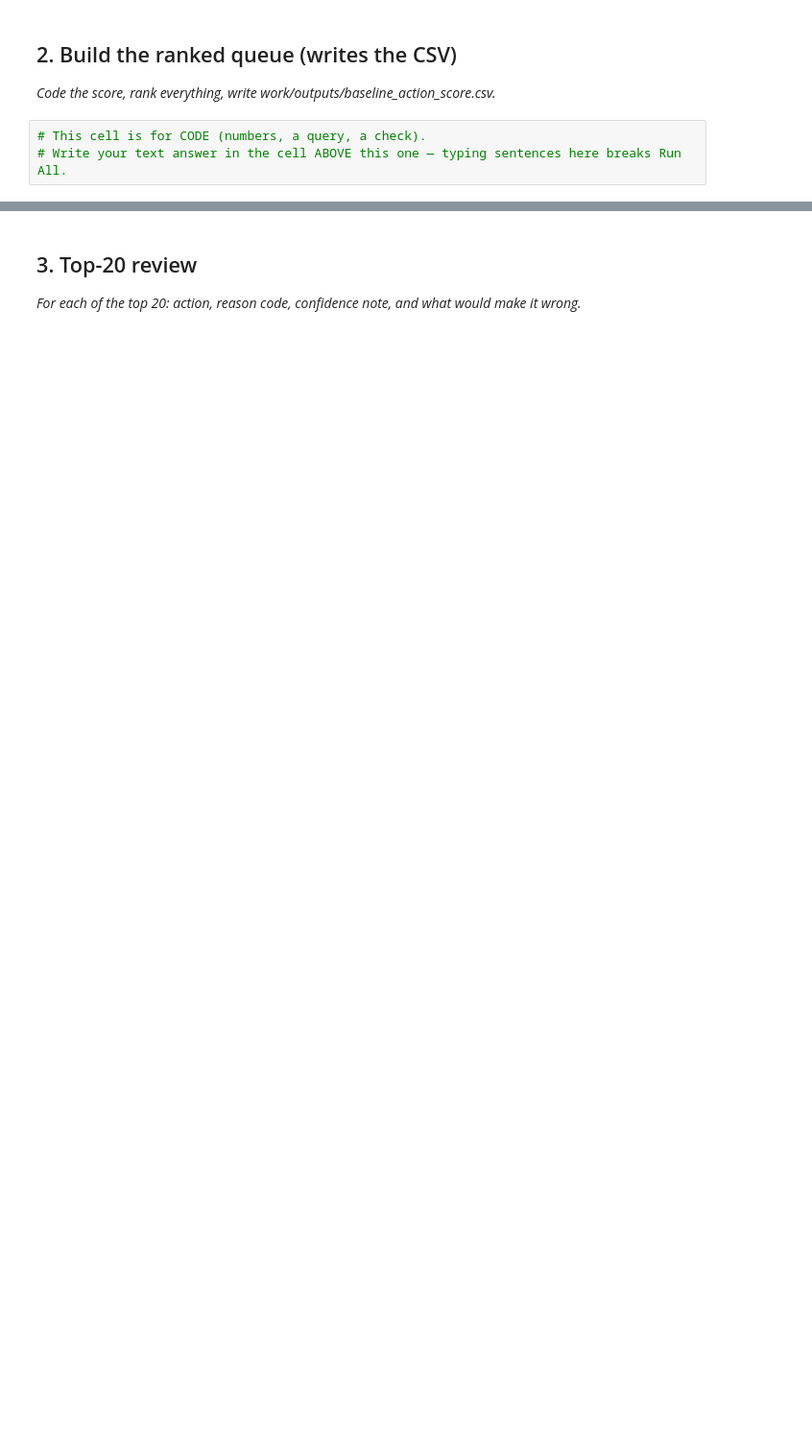
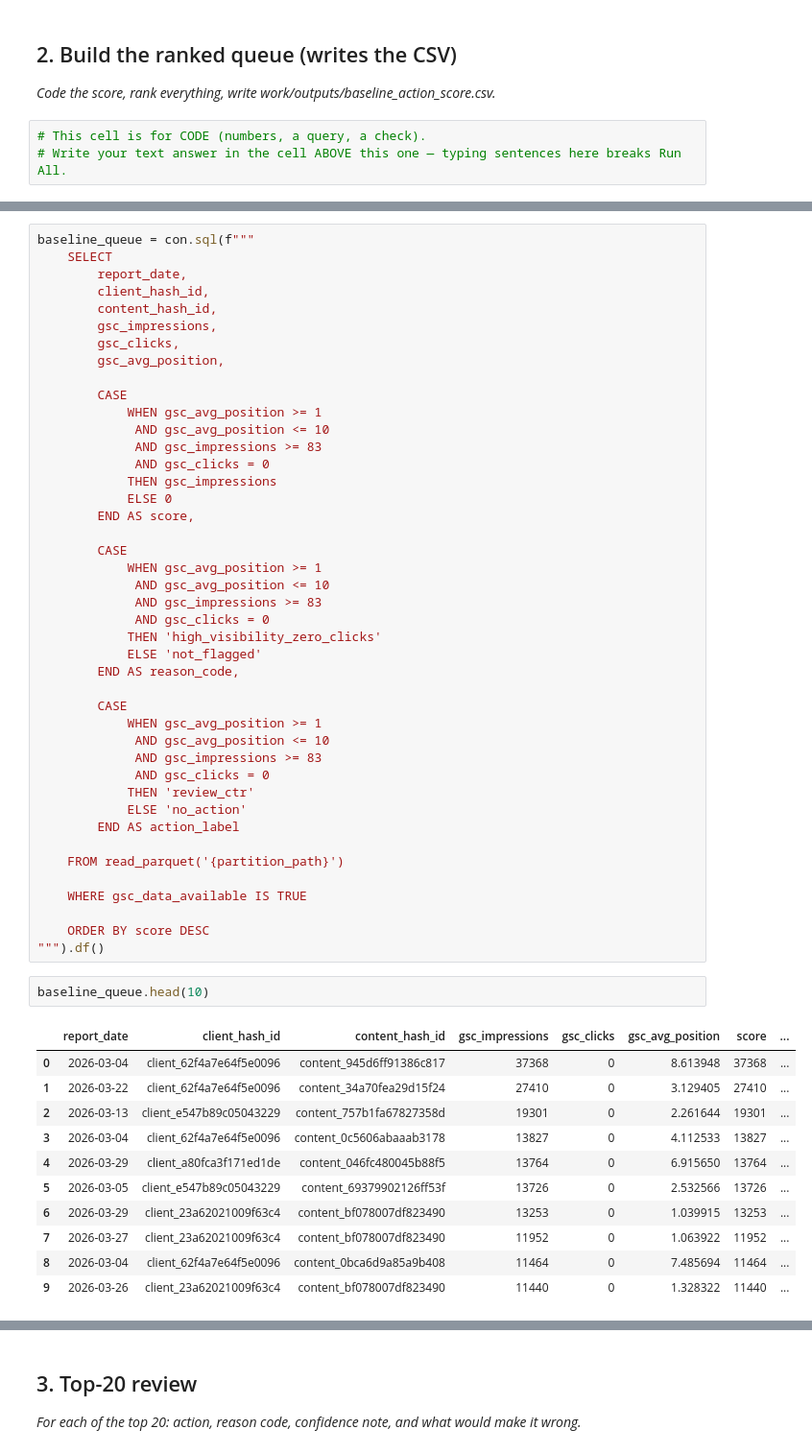
Before and after one commit to muska123-web/FlyRank-AI-Internship, a Jupyter notebook: work/notebooks/w04_baseline_score.ipynb, the cells around one changed output, grey strips where cells are left out. Shown at 96% size. Saved outputs shown, nothing was run; the diff lists cells and outputs as text; blank space fills up the shorter version.

```diff
--- a/work/notebooks/w04_baseline_score.ipynb
+++ b/work/notebooks/w04_baseline_score.ipynb
@@ -211,0 +593,57 @@ print(grain_check_content_only)
+# %%
+baseline_queue = con.sql(f"""
+    SELECT
+        report_date,
+        client_hash_id,
+        content_hash_id,
+        gsc_impressions,
+        gsc_clicks,
+        gsc_avg_position,
+
+        CASE
+            WHEN gsc_avg_position >= 1
+             AND gsc_avg_position <= 10
+             AND gsc_impressions >= 83
+             AND gsc_clicks = 0
+            THEN gsc_impressions
+            ELSE 0
+        END AS score,
+
+        CASE
+            WHEN gsc_avg_position >= 1
+             AND gsc_avg_position <= 10
+             AND gsc_impressions >= 83
+             AND gsc_clicks = 0
+            THEN 'high_visibility_zero_clicks'
+            ELSE 'not_flagged'
+        END AS reason_code,
+
+        CASE
+            WHEN gsc_avg_position >= 1
+             AND gsc_avg_position <= 10
+             AND gsc_impressions >= 83
+             AND gsc_clicks = 0
+            THEN 'review_ctr'
+            ELSE 'no_action'
+        END AS action_label
+
+    FROM read_parquet('{partition_path}')
+
+    WHERE gsc_data_available IS TRUE
+
+    ORDER BY score DESC
+""").df()
+# %%
+baseline_queue.head(10)
+# %% [output]
+|  | report_date | client_hash_id | content_hash_id | gsc_impressions | gsc_clicks | gsc_avg_position | score | ... |
+| 0 | 2026-03-04 | client_62f4a7e64f5e0096 | content_945d6ff91386c817 | 37368 | 0 | 8.613948 | 37368 | ... |
+| 1 | 2026-03-22 | client_62f4a7e64f5e0096 | content_34a70fea29d15f24 | 27410 | 0 | 3.129405 | 27410 | ... |
+| 2 | 2026-03-13 | client_e547b89c05043229 | content_757b1fa67827358d | 19301 | 0 | 2.261644 | 19301 | ... |
+| 3 | 2026-03-04 | client_62f4a7e64f5e0096 | content_0c5606abaaab3178 | 13827 | 0 | 4.112533 | 13827 | ... |
+| 4 | 2026-03-29 | client_a80fca3f171ed1de | content_046fc480045b88f5 | 13764 | 0 | 6.915650 | 13764 | ... |
+| 5 | 2026-03-05 | client_e547b89c05043229 | content_69379902126ff53f | 13726 | 0 | 2.532566 | 13726 | ... |
+| 6 | 2026-03-29 | client_23a62021009f63c4 | content_bf078007df823490 | 13253 | 0 | 1.039915 | 13253 | ... |
+| 7 | 2026-03-27 | client_23a62021009f63c4 | content_bf078007df823490 | 11952 | 0 | 1.063922 | 11952 | ... |
+| 8 | 2026-03-04 | client_62f4a7e64f5e0096 | content_0bca6d9a85a9b408 | 11464 | 0 | 7.485694 | 11464 | ... |
+| 9 | 2026-03-26 | client_23a62021009f63c4 | content_bf078007df823490 | 11440 | 0 | 1.328322 | 11440 | ... |
```
Also changed, not shown: parts of 26 cells of this notebook.
